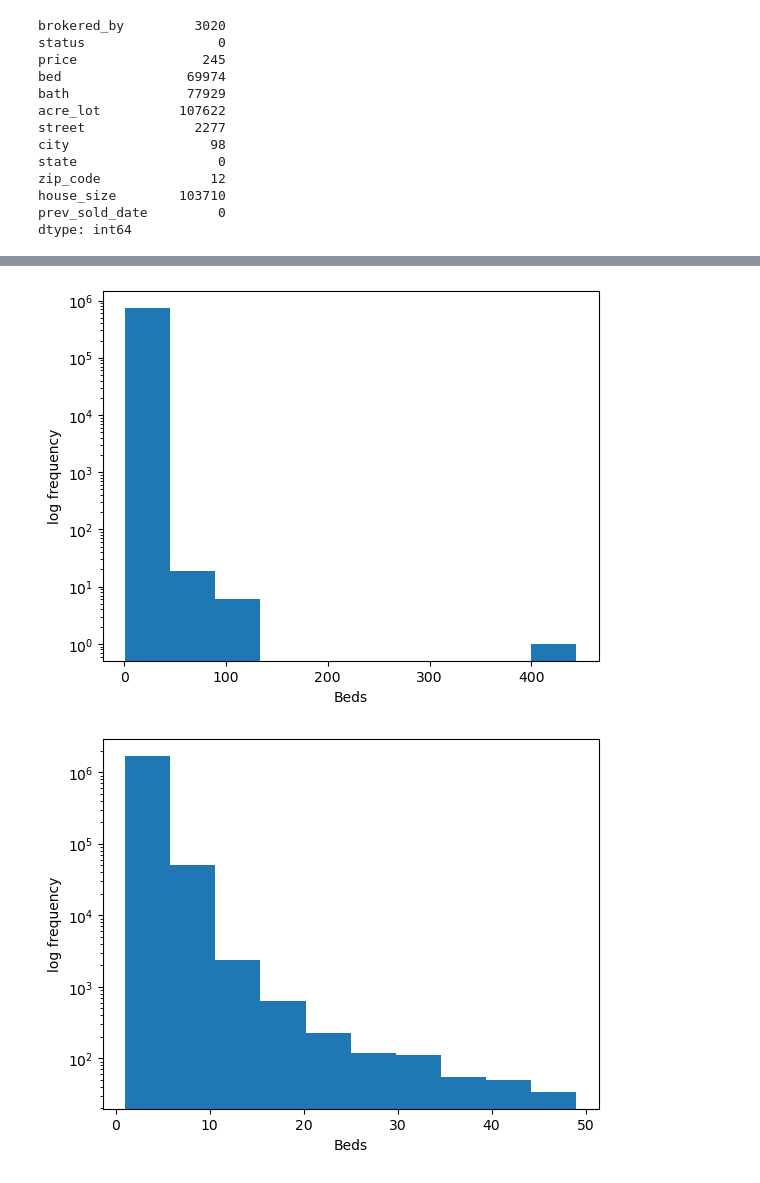
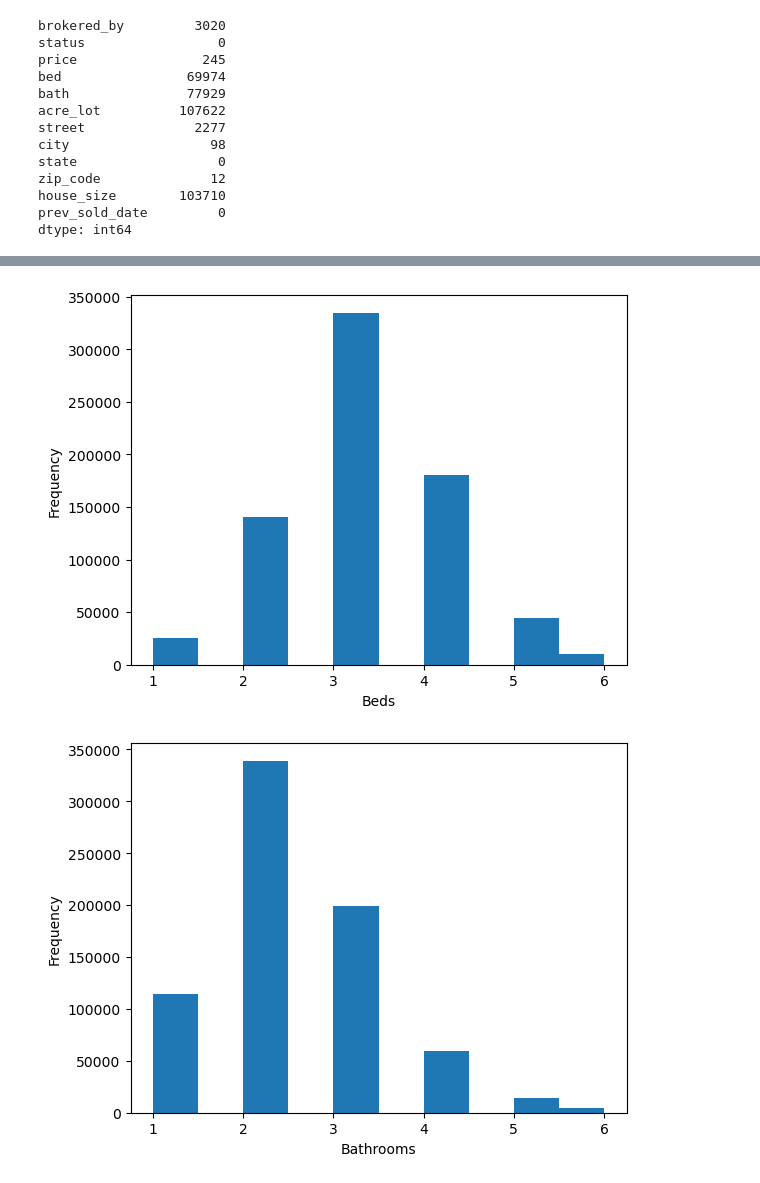
Before and after one commit to luke-dillon/PlacementProject, a Jupyter notebook: test.ipynb, the cells around one changed output, grey strips where cells are left out. Drawn from its saved outputs; the diff is of its cells as text; code cells hidden in the pictures.

```diff
--- a/test.ipynb
+++ b/test.ipynb
@@ -63,3 +81,6 @@ zip_code              12
 house_size        103710
 prev_sold_date         0
 dtype: int64
+# %%
+sold = init_data[init_data.price.notna() & (init_data.status == 'sold')]
+sold
@@ -66,3 +101,3 @@ dtype: int64
 # %%
 # Filter for sold houses with prev_sold_date of the form 1###-##-## or 2###-##-## to remove erroneous dates
-sold_valdate = init_data[init_data.status == 'sold'][init_data[init_data.status == 'sold'].prev_sold_date.str.match('^[12][0-9]{3}-[0-9]{2}-[0-9]{2}')]
+sold_valdate = sold[sold.prev_sold_date.str.match('^[12][0-9]{3}-[0-9]{2}-[0-9]{2}')]
@@ -69,3 +118,5 @@ sold_valdate = init_data[init_data.status == 'sold'][init_data[init_data.status
 # %%
 # Convert date column to datetime type
-sold_valdate.prev_sold_date = pd.to_datetime(sold_valdate['prev_sold_date'], format = "%Y-%M-%d")
+sold_valdate.loc[:,'prev_sold_date'] = pd.to_datetime(sold_valdate['prev_sold_date'], format = "%Y-%M-%d")
+# Question: This automatically adds a time, will this make a difference?
+sold_valdate
@@ -96,23 +191,19 @@ plt.show()
 # %%
-# Histograms of bed number
+# Histogram of bed and bathroom numbers with a 99% cutoff
 
-# Full data
 fig, ax = plt.subplots()
 
-ax.hist(sold_valdate.bed)
-ax.set_yscale('log')
+ax.hist(sold_valdate[sold_valdate.bed <= sold_valdate.bed.quantile(0.99)].bed)
 ax.set_xlabel('Beds')
-ax.set_ylabel('log frequency')
+ax.set_ylabel('Frequency')
 plt.show()
 
-# <50 beds
 fig, ax = plt.subplots()
 
-ax.hist(init_data.bed[init_data.bed < 50])
-ax.set_yscale('log')
-ax.set_xlabel('Beds')
-ax.set_ylabel('log frequency')
+ax.hist(sold_valdate[sold_valdate.bath <= sold_valdate.bath.quantile(0.99)].bath)
+ax.set_xlabel('Bathrooms')
+ax.set_ylabel('Frequency')
 plt.show()
 # %% [output]
-[figure, old version]
+[figure, new version]
-[figure, old version]
+[figure, new version]
```
Also changed, not shown: parts of 17 cells of this notebook, 1 other file.
